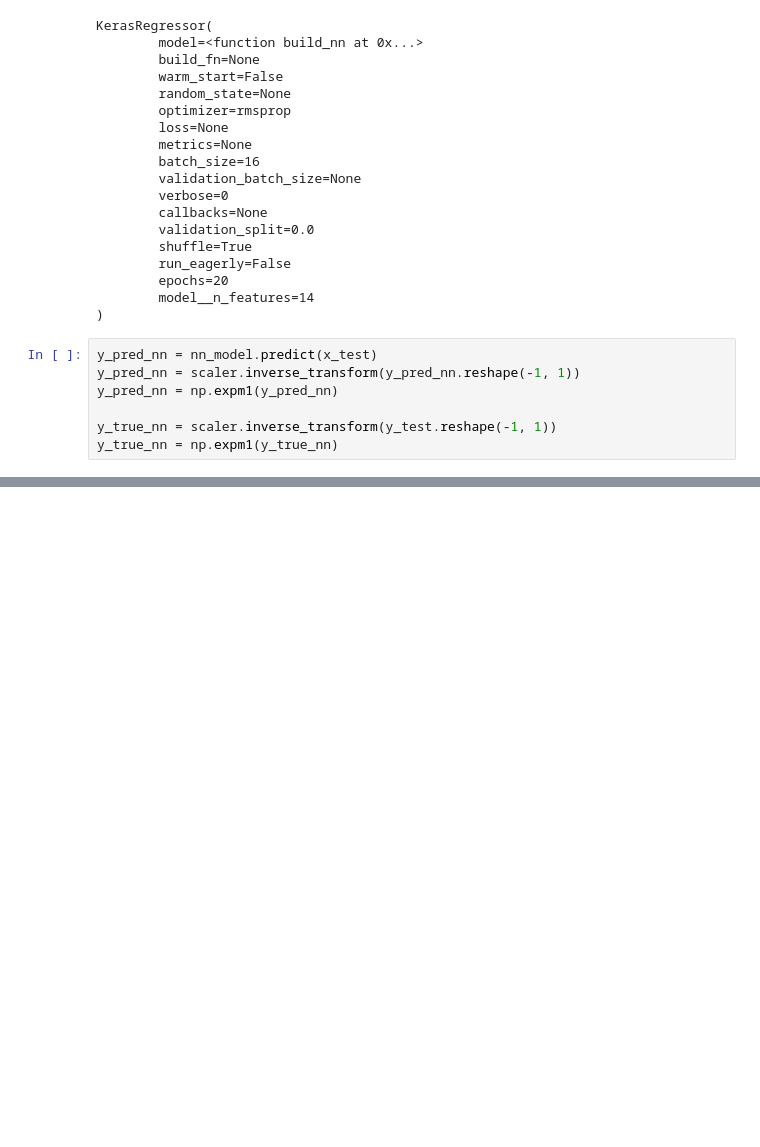
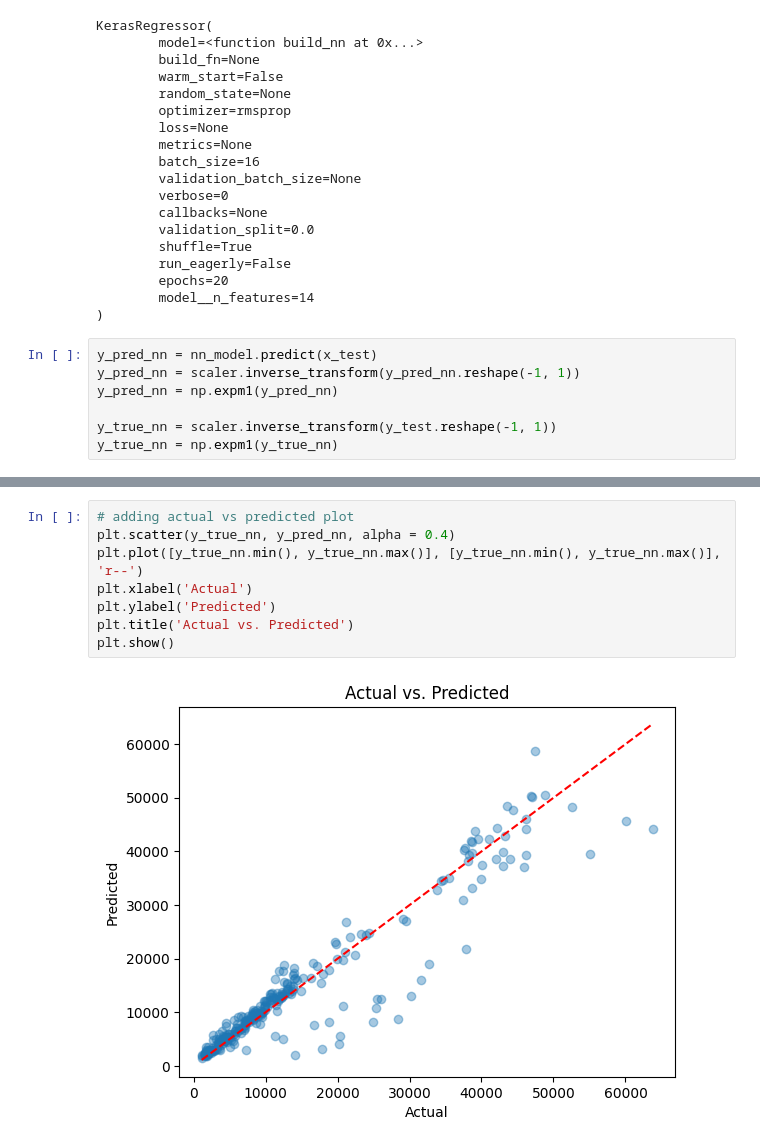
Before and after one commit to Mikayla-ds2/insurance_ml, a Jupyter notebook: model.ipynb, the cells around one changed output, grey strips where cells are left out. Saved outputs shown, nothing was run; the diff lists cells and outputs as text; blank space fills up the shorter version.

```diff
--- a/model.ipynb
+++ b/model.ipynb
@@ -611,3 +653,13 @@ plt.show()
+# %%
+# adding actual vs predicted plot
+plt.scatter(y_true_nn, y_pred_nn, alpha = 0.4)
+plt.plot([y_true_nn.min(), y_true_nn.max()], [y_true_nn.min(), y_true_nn.max()], 'r--')
+plt.xlabel('Actual')
+plt.ylabel('Predicted')
+plt.title('Actual vs. Predicted')
+plt.show()
+# %% [output]
+[figure, added]
 # %%
 # adding kfold cross val
 kfold = KFold(n_splits = 5, shuffle=True, random_state = 42)
```
Also changed, not shown: parts of 15 cells of this notebook.
